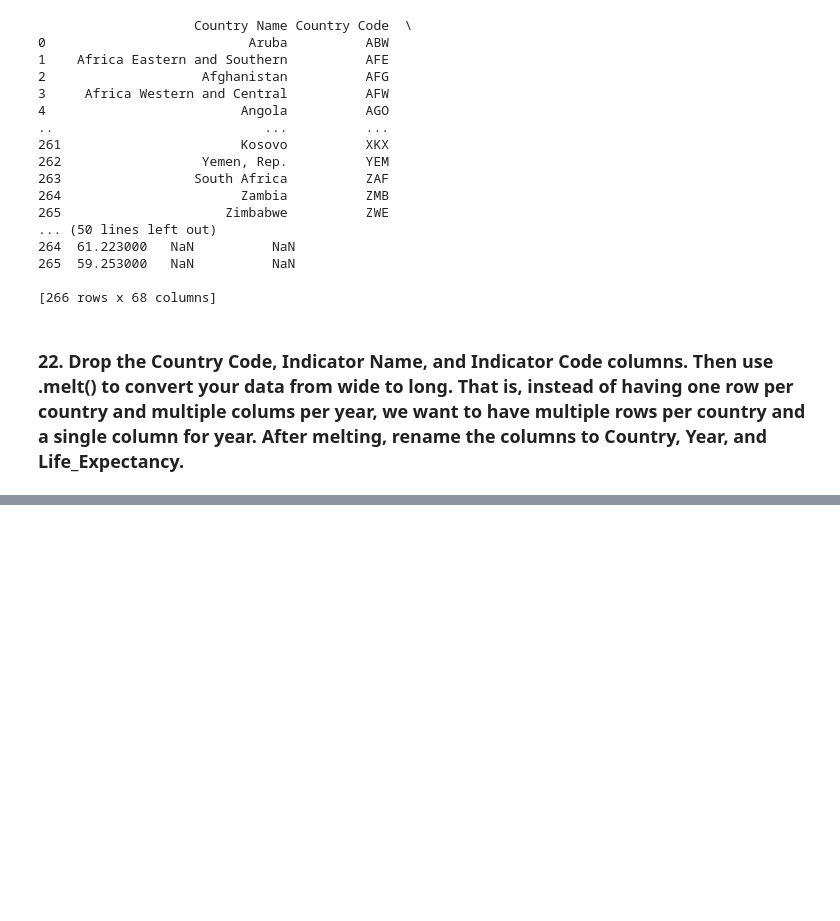
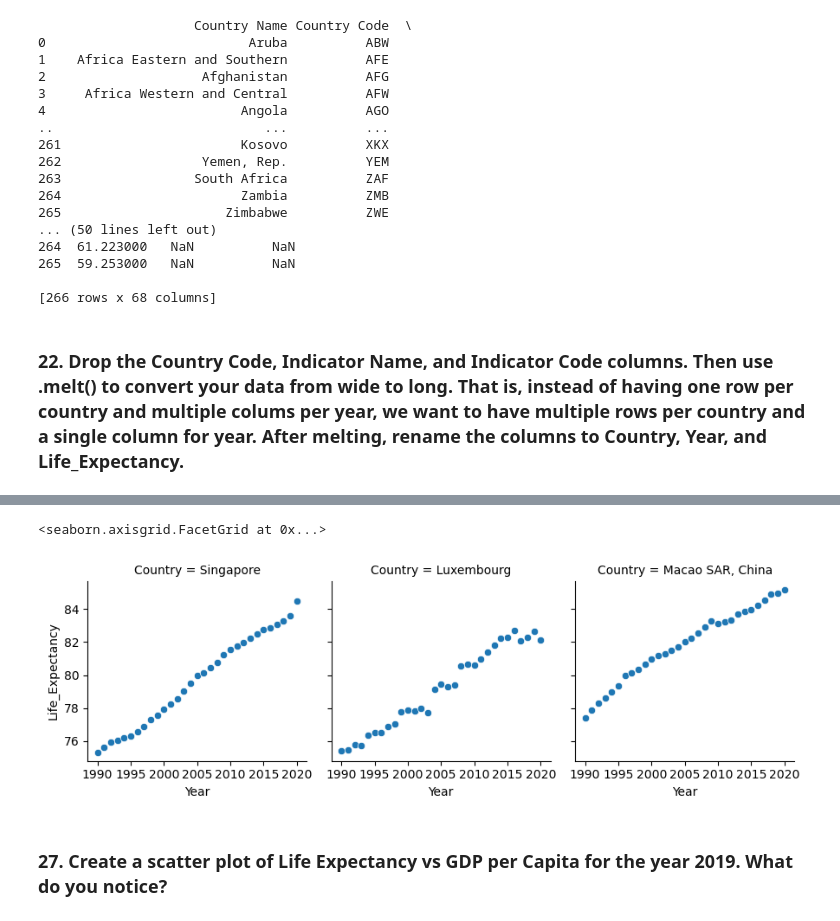
Before and after one commit to nss-data-science-cohort-7/un-exploration-marieljum, a Jupyter notebook: notebooks/UN_Data_Exploration.ipynb, the cells around one changed output, grey strips where cells are left out. Cells and saved outputs as stored; diff of their text form; code cells hidden in the pictures; blank space fills up the shorter version.

```diff
--- a/notebooks/UN_Data_Exploration.ipynb
+++ b/notebooks/UN_Data_Exploration.ipynb
@@ -487,0 +510,7 @@ print(life_expectancy)
+# %%
+# convert data from wide to long
+life_expectancy = life_expectancy.melt(id_vars=['Country Name'], var_name='Year', value_name='Life_Expectancy')
+
+# rename Country Name columns to just Country
+life_expectancy = life_expectancy.rename(columns = {'Country Name': 'Country'})
+print(life_expectancy)
@@ -487,0 +578,15 @@ print(life_expectancy)
+# %%
+# change data type for Year column in gd_df
+gdp_df['Year'] = gdp_df['Year'].astype(str)
+
+# recheck data types
+print(gdp_df.Country.dtype)
+print(gdp_df.Year.dtype)
+print(life_expectancy.Country.dtype)
+print(life_expectancy.Year.dtype)
+print('-------')
+
+# merge gdp_df and life_expectancy
+gdp_le = gdp_df.merge(life_expectancy, on=['Country','Year'], how='inner')
+print('\nMerged DataFrame:')
+print(gdp_le)
@@ -487,0 +675,8 @@ print(life_expectancy)
+# %%
+# create a seaborn FacetGrid showing le change over time
+# note: use gdp_le
+
+# filter gdp_le dataset for top 3 countries
+interest = ['Macao SAR, China','Luxembourg','Singapore']
+top3GDP = gdp_le.loc[gdp_le['Country'].isin(interest)]
+print(top3GDP)
@@ -487,0 +698,4 @@ print(life_expectancy)
+# %%
+# change order of Year from oldest to newest
+top3GDP = top3GDP.sort_values(by='Year', ascending=True)
+print(top3GDP)
@@ -487,0 +717,14 @@ print(life_expectancy)
+# %%
+# create a FacetGrid for each country
+g = sns.FacetGrid(top3GDP, col = 'Country')
+
+# draw the plot on every facet
+g.map(sns.scatterplot, "Year", "Life_Expectancy")
+
+# customize tick marks
+g.set(xticks = ['1990', '1995', '2000', '2005', '2010', '2015', '2020'])
+# %% [output]
+<seaborn.axisgrid.FacetGrid at 0x...>
+[figure, added]
+# %% [markdown]
+### 27. Create a scatter plot of Life Expectancy vs GDP per Capita for the year 2019. What do you notice?
```
Also changed, not shown: parts of 16 cells of this notebook.
